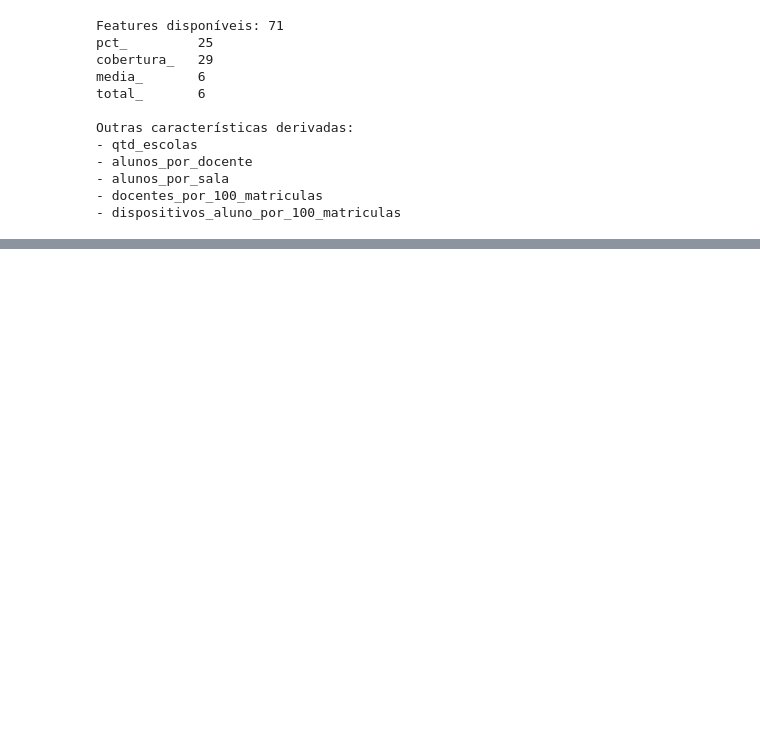
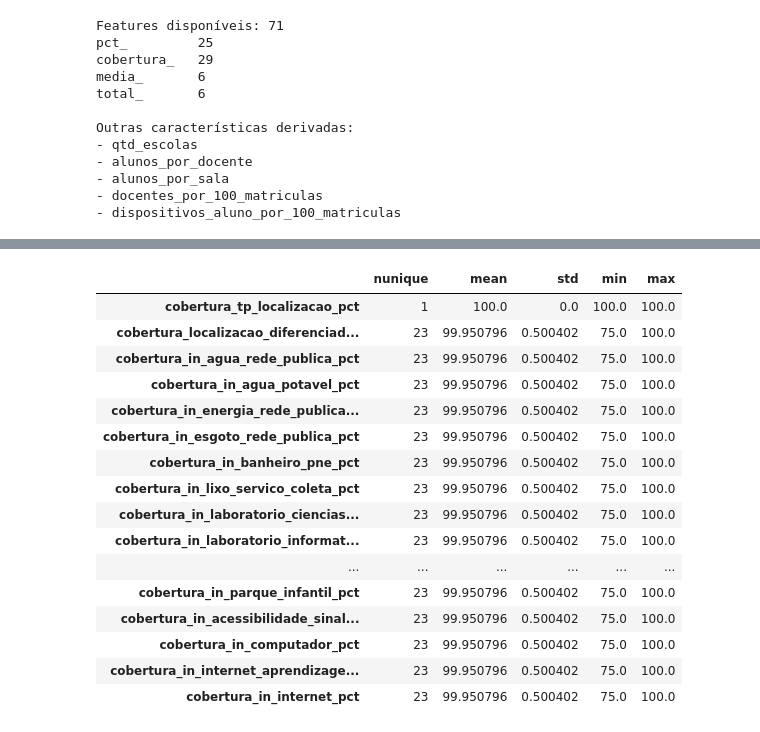
Before and after one commit to erick00denner/tech_challenge_3_alfabetizacao, a Jupyter notebook: notebooks/01_eda_alunos_modelagem.ipynb, the cells around one changed output, grey strips where cells are left out. Drawn from its saved outputs; the diff is of its cells as text; code cells hidden in the pictures; blank space fills up the shorter version.

```diff
--- a/notebooks/01_eda_alunos_modelagem.ipynb
+++ b/notebooks/01_eda_alunos_modelagem.ipynb
@@ -2075,0 +2166,18 @@ As 71 características são consideradas candidatas nesta etapa. Sua permanênci
+# %%
+from pathlib import Path
+import pandas as pd
+
+ENRICHED_DATA_PATH = Path("../data/processed/alunos_modelagem_enriquecido.parquet")
+
+df_enriquecido = pd.read_parquet(ENRICHED_DATA_PATH)
+
+print("Dimensão:", df_enriquecido.shape)
+print()
+print("Distribuição por ano:")
+print(df_enriquecido["ano"].value_counts().sort_index())
+print()
+print("Distribuição do target:")
+print(df_enriquecido["alfabetizado"].value_counts(dropna=False))
+print()
+print("Duplicidades ano + id_aluno:")
+print(df_enriquecido.duplicated(subset=["ano", "id_aluno"]).sum())
@@ -2075,0 +2337,32 @@ As 71 características são consideradas candidatas nesta etapa. Sua permanênci
+# %%
+df_dev = df_enriquecido.loc[
+    df_enriquecido["ano"] == 2023
+].copy()
+
+variabilidade_censo = pd.DataFrame({
+    "nunique": df_dev[features_censo].nunique(dropna=True),
+    "mean": df_dev[features_censo].mean(numeric_only=True),
+    "std": df_dev[features_censo].std(numeric_only=True),
+    "min": df_dev[features_censo].min(numeric_only=True),
+    "max": df_dev[features_censo].max(numeric_only=True),
+})
+
+variabilidade_censo.sort_values("nunique").head(20)
+# %% [output]
+|  | nunique | mean | std | min | max |
+| cobertura_tp_localizacao_pct | 1 | 100.0 | 0.0 | 100.0 | 100.0 |
+| cobertura_localizacao_diferenciad... | 23 | 99.950796 | 0.500402 | 75.0 | 100.0 |
+| cobertura_in_agua_rede_publica_pct | 23 | 99.950796 | 0.500402 | 75.0 | 100.0 |
+| cobertura_in_agua_potavel_pct | 23 | 99.950796 | 0.500402 | 75.0 | 100.0 |
+| cobertura_in_energia_rede_publica... | 23 | 99.950796 | 0.500402 | 75.0 | 100.0 |
+| cobertura_in_esgoto_rede_publica_pct | 23 | 99.950796 | 0.500402 | 75.0 | 100.0 |
+| cobertura_in_banheiro_pne_pct | 23 | 99.950796 | 0.500402 | 75.0 | 100.0 |
+| cobertura_in_lixo_servico_coleta_pct | 23 | 99.950796 | 0.500402 | 75.0 | 100.0 |
+| cobertura_in_laboratorio_ciencias... | 23 | 99.950796 | 0.500402 | 75.0 | 100.0 |
+| cobertura_in_laboratorio_informat... | 23 | 99.950796 | 0.500402 | 75.0 | 100.0 |
+| ... | ... | ... | ... | ... | ... |
+| cobertura_in_parque_infantil_pct | 23 | 99.950796 | 0.500402 | 75.0 | 100.0 |
+| cobertura_in_acessibilidade_sinal... | 23 | 99.950796 | 0.500402 | 75.0 | 100.0 |
+| cobertura_in_computador_pct | 23 | 99.950796 | 0.500402 | 75.0 | 100.0 |
+| cobertura_in_internet_aprendizage... | 23 | 99.950796 | 0.500402 | 75.0 | 100.0 |
+| cobertura_in_internet_pct | 23 | 99.950796 | 0.500402 | 75.0 | 100.0 |
```
Also changed, not shown: parts of 58 cells of this notebook, 6 other files.
